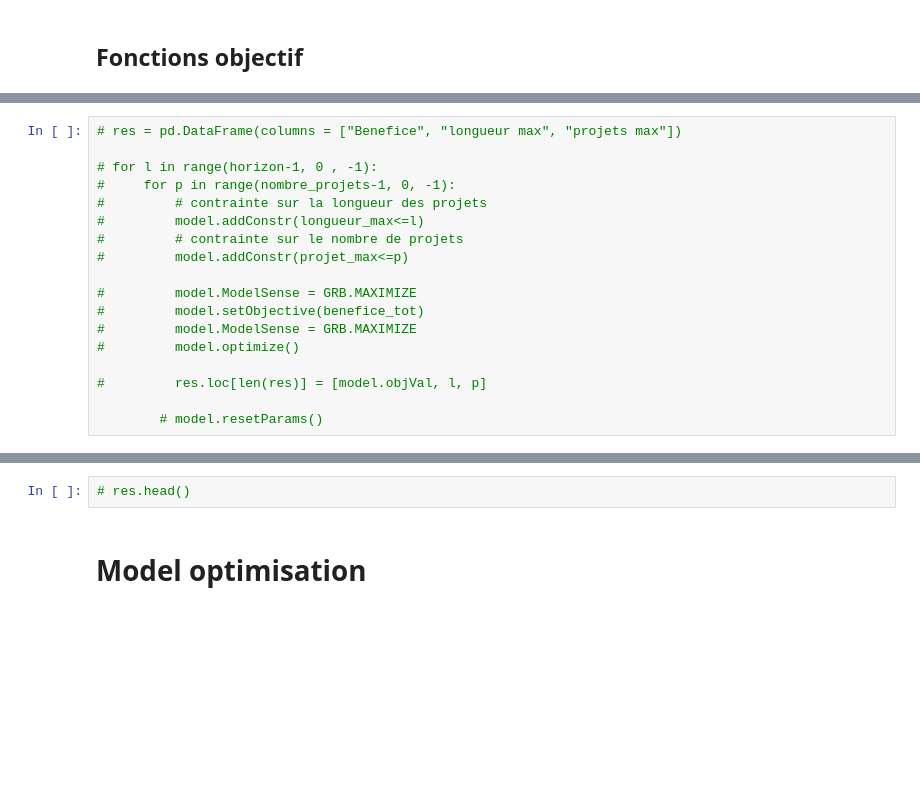
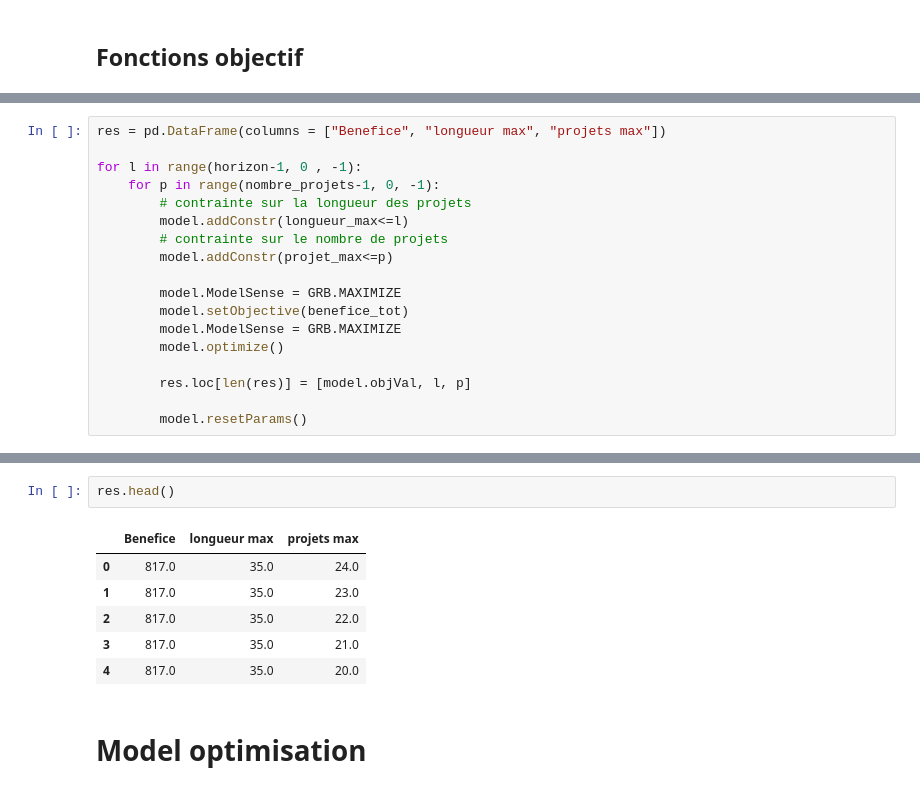
Before and after one commit to luclemot/project-sdp, a Jupyter notebook: optimization.ipynb, the cells around one changed output, grey strips where cells are left out. Saved outputs shown, nothing was run; the diff lists cells and outputs as text; blank space fills up the shorter version.

```diff
--- a/optimization.ipynb
+++ b/optimization.ipynb
@@ -201,18 +219,18 @@ model.ModelSense = GRB.MAXIMIZE
 # %%
-# res = pd.DataFrame(columns = ["Benefice", "longueur max", "projets max"])
+res = pd.DataFrame(columns = ["Benefice", "longueur max", "projets max"])
 
-# for l in range(horizon-1, 0 , -1):
-#     for p in range(nombre_projets-1, 0, -1):
-#         # contrainte sur la longueur des projets
-#         model.addConstr(longueur_max<=l)
-#         # contrainte sur le nombre de projets
-#         model.addConstr(projet_max<=p)
+for l in range(horizon-1, 0 , -1):
+    for p in range(nombre_projets-1, 0, -1):
+        # contrainte sur la longueur des projets
+        model.addConstr(longueur_max<=l)
+        # contrainte sur le nombre de projets
+        model.addConstr(projet_max<=p)
 
-#         model.ModelSense = GRB.MAXIMIZE
-#         model.setObjective(benefice_tot)
-#         model.ModelSense = GRB.MAXIMIZE
-#         model.optimize()
+        model.ModelSense = GRB.MAXIMIZE
+        model.setObjective(benefice_tot)
+        model.ModelSense = GRB.MAXIMIZE
+        model.optimize()
 
-#         res.loc[len(res)] = [model.objVal, l, p]
+        res.loc[len(res)] = [model.objVal, l, p]
 
-        # model.resetParams()
+        model.resetParams()
@@ -219,5 +255,12 @@ model.ModelSense = GRB.MAXIMIZE
-# %%
-# res.head()
+# %%
+res.head()
+# %% [output]
+|  | Benefice | longueur max | projets max |
+| 0 | 817.0 | 35.0 | 24.0 |
+| 1 | 817.0 | 35.0 | 23.0 |
+| 2 | 817.0 | 35.0 | 22.0 |
+| 3 | 817.0 | 35.0 | 21.0 |
+| 4 | 817.0 | 35.0 | 20.0 |
 # %% [markdown]
 # Model optimisation
 # %%
```
Also changed, not shown: parts of 12 cells of this notebook, 9 other files.
